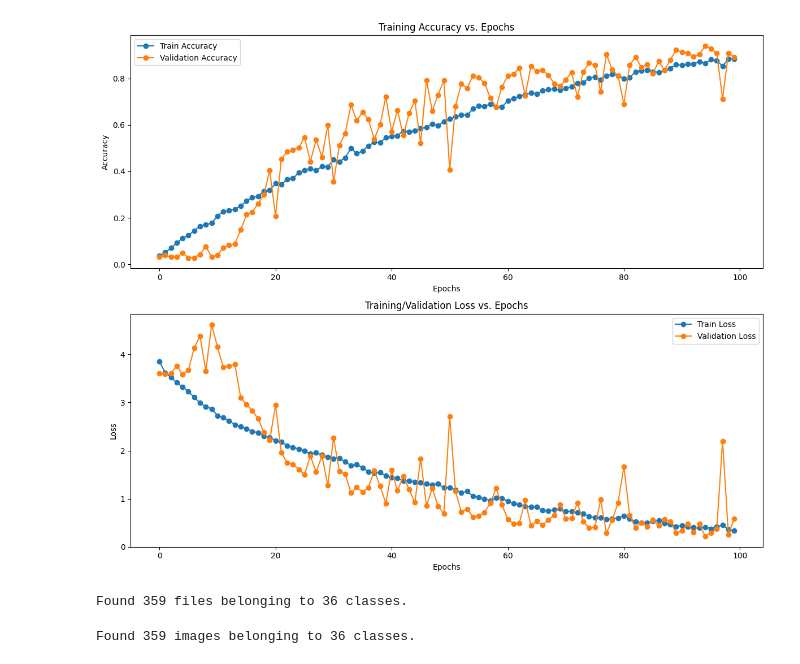
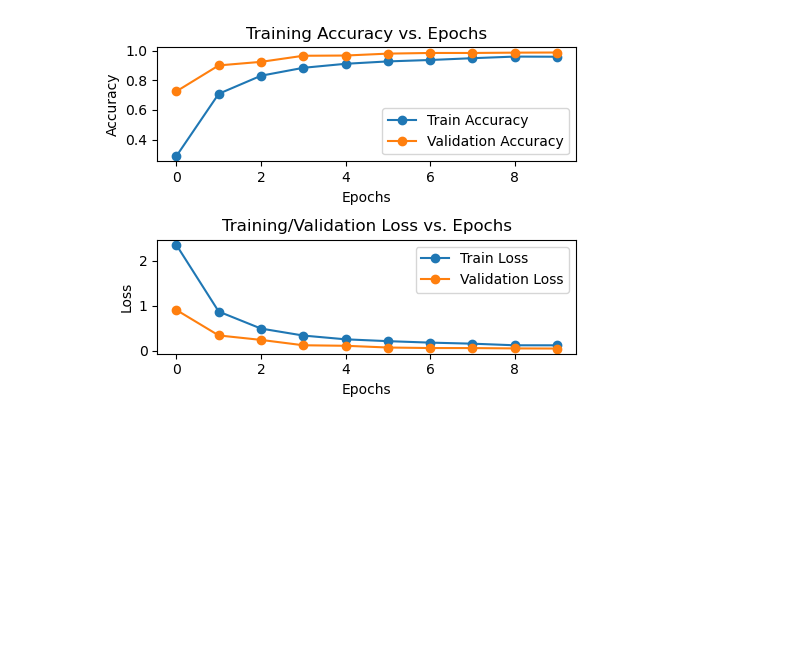
Before and after one commit to menna02/SignLanguageClassifier, a Jupyter notebook: model.ipynb, the cells around one changed output. Cells and saved outputs as stored; diff of their text form; code cells hidden in the pictures; blank space fills up the shorter version.

```diff
--- a/model.ipynb
+++ b/model.ipynb
@@ -48,8 +48,8 @@ from tensorflow.keras.layers import Conv2D, MaxPooling2D, Flatten, Dense, Dropou
 data_path = 'asl_alphabet_train_processed'
 
 # Define the batch size and number of epochs for training
-batch_size = 128
-epochs = 50
+batch_size = 32
+epochs = 10
 
 # Load the preprocessed image data and labels
 X = []
@@ -89,5 +89,5 @@ model.compile(optimizer='adam',
               metrics=['accuracy'])
 
 # Train the model
-model.fit(X_train, y_train, batch_size=batch_size, epochs=epochs, validation_data=(X_test, y_test))
+history = model.fit(X_train, y_train, batch_size=batch_size, epochs=epochs, validation_data=(X_test, y_test))
 # %% [output]
@@ -109,38 +119,32 @@ val_loss = model.history['val_loss']
 # %%
 import matplotlib.pyplot as plt
 %matplotlib inline
 
-fig, ax = plt.subplots(nrows=2, ncols=1, figsize=(12, 10))
+# Define the accuracies and losses
+train_accuracy = history.history['accuracy']
+val_accuracy = history.history['val_accuracy']
+train_loss = history.history['loss']
+val_loss = history.history['val_loss']
 
+fig, ax = plt.subplots(nrows=2, ncols=1, figsize=(5, 4))
+
+# Plot the Accuracy
 ax[0].set_title('Training Accuracy vs. Epochs')
 ax[0].plot(train_accuracy, 'o-', label='Train Accuracy')
 ax[0].plot(val_accuracy, 'o-', label='Validation Accuracy')
 ax[0].set_xlabel('Epochs')
 ax[0].set_ylabel('Accuracy')
 ax[0].legend(loc='best')
 
+# Plot the Loss
 ax[1].set_title('Training/Validation Loss vs. Epochs')
 ax[1].plot(train_loss, 'o-', label='Train Loss')
 ax[1].plot(val_loss, 'o-', label='Validation Loss')
 ax[1].set_xlabel('Epochs')
 ax[1].set_ylabel('Loss')
 ax[1].legend(loc='best')
 
 plt.tight_layout()
 plt.show()
 # %% [output]
-[figure, old version]
+[figure, new version]
-# %%
-test = tf.keras.utils.image_dataset_from_directory('test')
-# %% [output]
-Found 359 files belonging to 36 classes.
-# %%
-test_datagen = ImageDataGenerator(rescale=1.0/255)
-
-test_generator = test_datagen.flow_from_directory('asl_alphabet_test',
-                                                 shuffle=False,
-                                                 batch_size=batch_size,
-                                                 target_size = (224, 224),
-                                                 class_mode='categorical')
-# %% [output]
-Found 359 images belonging to 36 classes.
```
Also changed, not shown: parts of 5 cells of this notebook.
